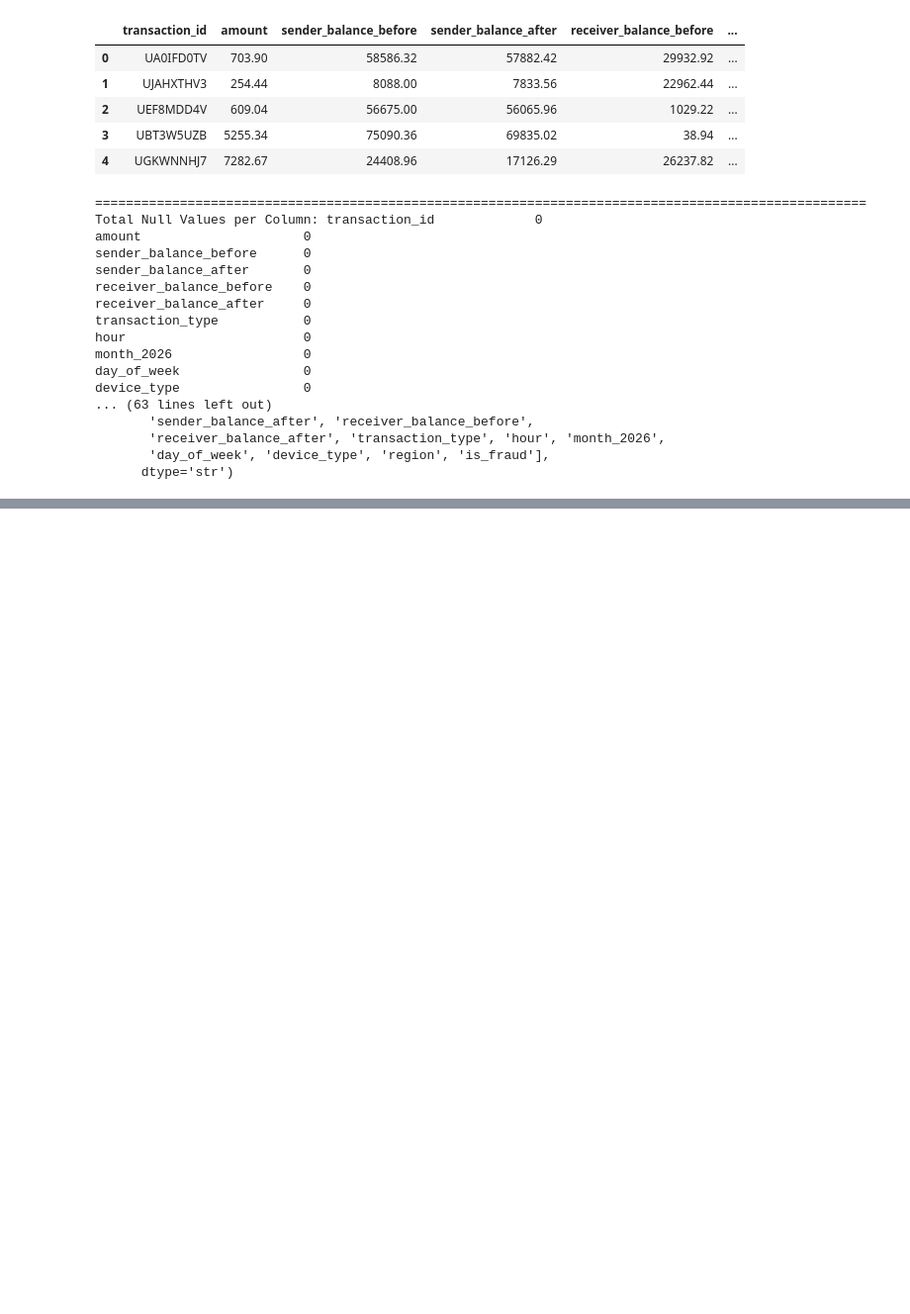
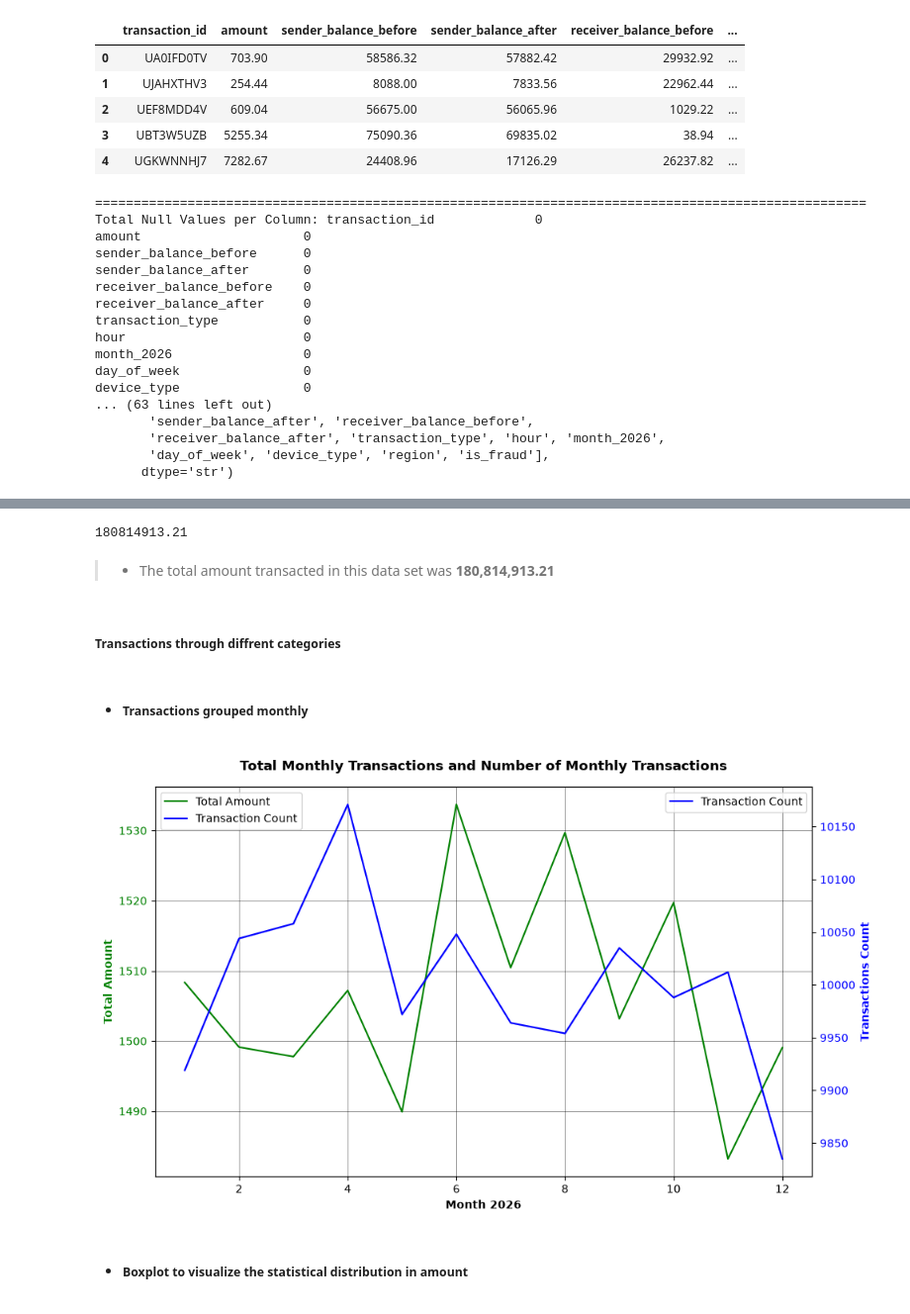
Before and after one commit to TonnieD/Mpesa-Fraud-Detection-System, a Jupyter notebook: Notebooks/EDA.ipynb, the cells around one changed output, grey strips where cells are left out. Shown at 99% size. Cells and saved outputs as stored; diff of their text form; code cells hidden in the pictures; blank space fills up the shorter version.

Commit message:
over view analysis of transactions

```diff
--- a/Notebooks/EDA.ipynb
+++ b/Notebooks/EDA.ipynb
@@ -165,0 +161,50 @@ None
+# %%
+# Finding the total amount transacted(in this data set)
+total = data['amount'].sum()
+print(total)
+# %% [output]
+180814913.21
+# %% [markdown]
+> - The total amount transacted in this data set was **180,814,913.21**
+# %% [markdown]
+##### Transactions through diffrent categories
+# %% [markdown]
+- ##### Transactions grouped monthly
+# %%
+# Aggregated monthly data
+monthly_total_trans = data.groupby('month_2026')['amount'].mean().reset_index()
+
+# 1. Create canvas and first axis
+fig, ax1 = plt.subplots(figsize=(10, 6))
+
+# 2. Plot Total Amount (Added 'label' argument)
+sns.lineplot(data=monthly_total_trans, x='month_2026', y='amount', ax=ax1, color='green', label='Total Amount')
+ax1.set_ylabel('Total Amount', color='green', weight='bold')
+ax1.tick_params(axis='y', labelcolor='green')
+ax1.set_xlabel('Month 2026', weight='bold')
+
+# 3. Create twin axis
+ax2 = ax1.twinx()
+
+# 4. Plot Transaction Count (Added 'label' argument)
+sns.lineplot(data=data, x='month_2026', y='month_2026', estimator=len, ax=ax2, color='blue', label='Transaction Count')
+ax2.set_ylabel('Transactions Count', color='blue', weight='bold')
+ax2.tick_params(axis='y', labelcolor='blue')
+
+
+lines1, labels1 = ax1.get_legend_handles_labels()
+lines2, labels2 = ax2.get_legend_handles_labels()
+
+# Combine them into one single legend box on ax1
+ax1.legend(lines1 + lines2, labels1 + labels2, loc='upper left')
+
+
+# 5. Global styling
+plt.title('Total Monthly Transactions and Number of Monthly Transactions', weight='bold', pad=15)
+ax1.grid(True, color='black', linewidth=0.5, alpha=0.6)
+fig.tight_layout()
+plt.show()
+# %% [output]
+[figure, added]
+# %% [markdown]
+- ##### Boxplot to visualize the statistical distribution in amount
```
Also changed, not shown: parts of 3 cells of this notebook, 4 other files.
